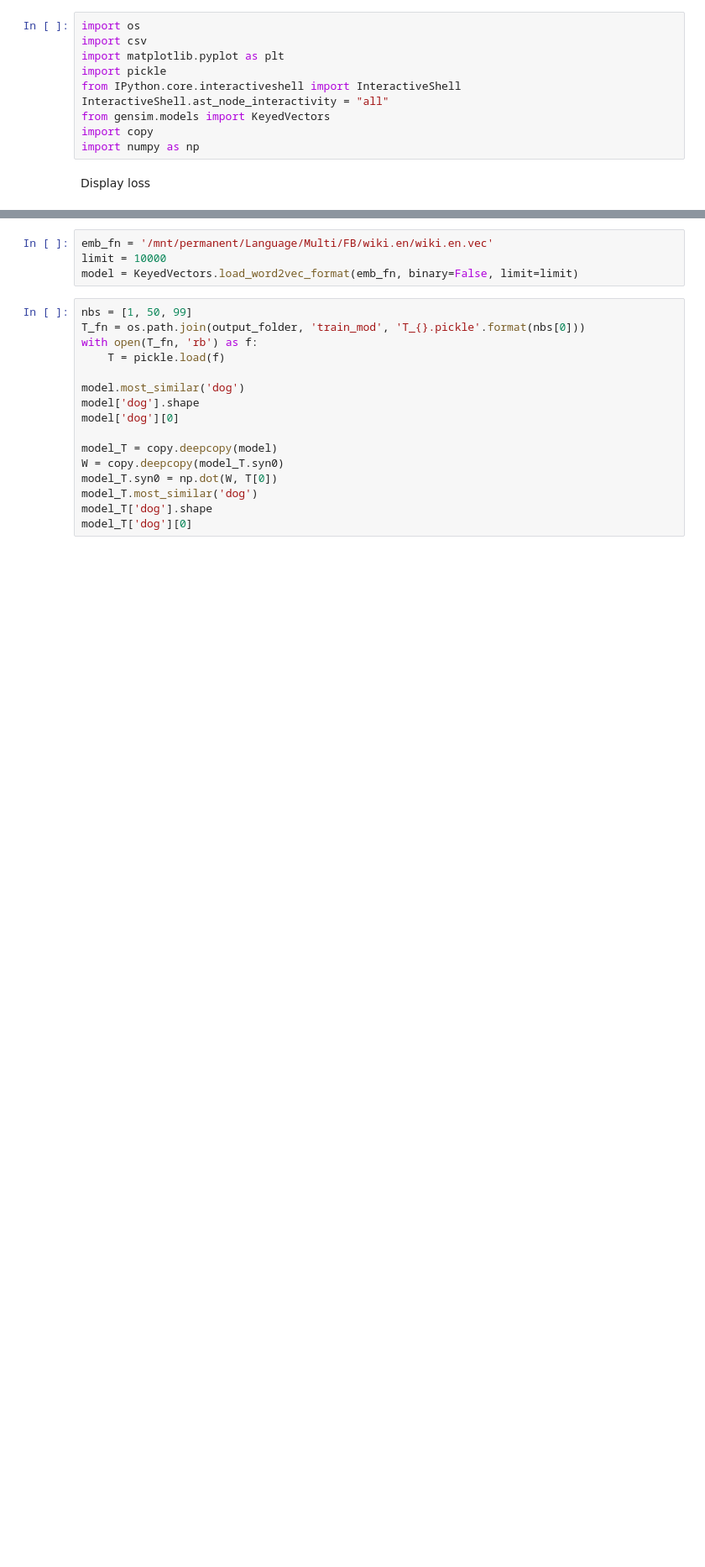
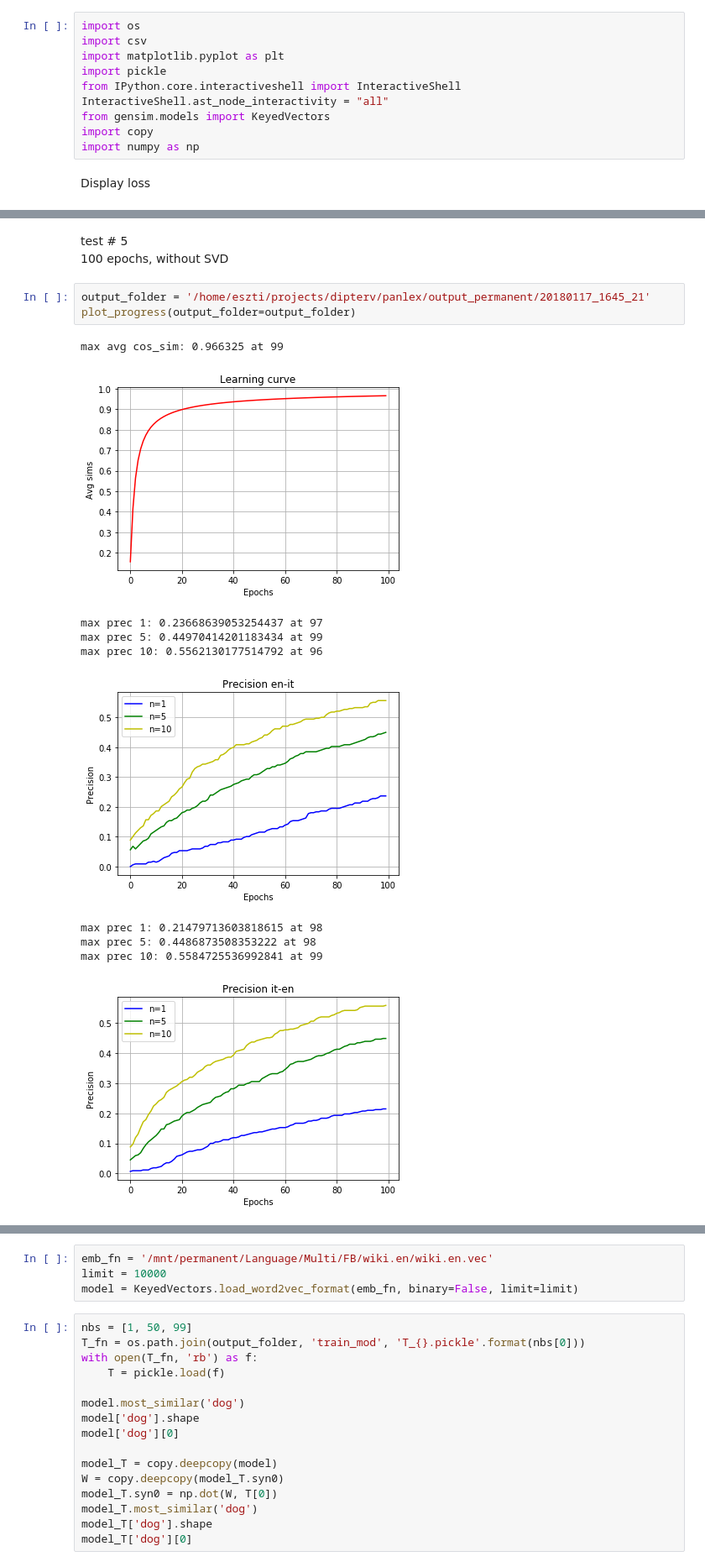
Before and after one commit to Eszti/dipterv, a Jupyter notebook: notebooks/panlex/progress/Smith_debug_learning_curve.ipynb, the cells around one changed output, grey strips where cells are left out. Shown: that part at 84% size. Cells and saved outputs as stored; diff of their text form; blank space fills up the shorter version.

```diff
--- a/notebooks/panlex/progress/Smith_debug_learning_curve.ipynb
+++ b/notebooks/panlex/progress/Smith_debug_learning_curve.ipynb
@@ -93,0 +150,17 @@ Check precision
+# %% [markdown]
+test # 5
+100 epochs, without SVD
+# %%
+output_folder = '/home/eszti/projects/dipterv/panlex/output_permanent/20180117_1645_21'
+plot_progress(output_folder=output_folder)
+# %% [output]
+max avg cos_sim: 0.966325 at 99
+[figure, added]
+max prec 1: 0.23668639053254437 at 97
+max prec 5: 0.44970414201183434 at 99
+max prec 10: 0.5562130177514792 at 96
+[figure, added]
+max prec 1: 0.21479713603818615 at 98
+max prec 5: 0.4486873508353222 at 98
+max prec 10: 0.5584725536992841 at 99
+[figure, added]
```
Also changed, not shown: parts of 24 cells of this notebook.
